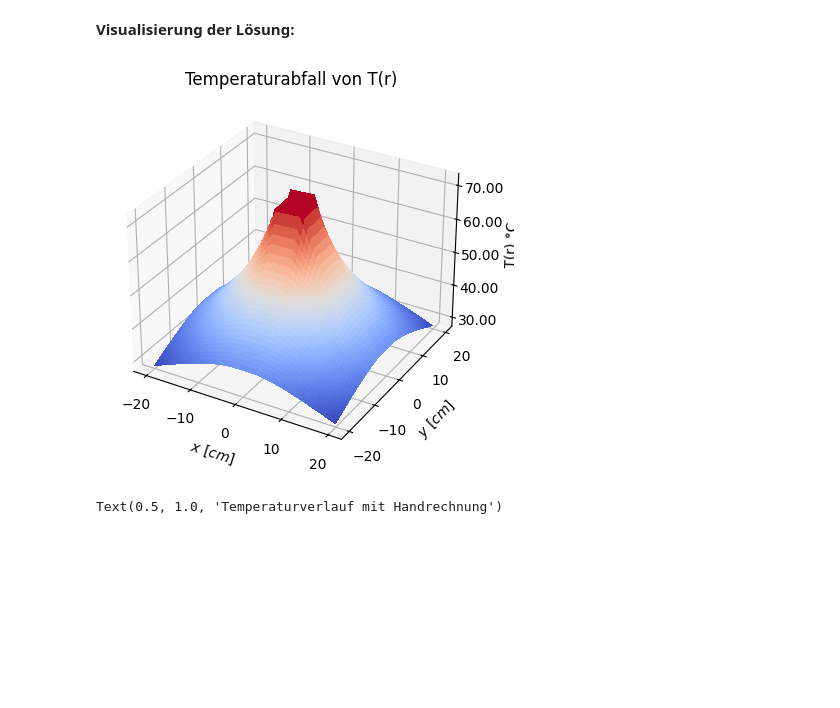
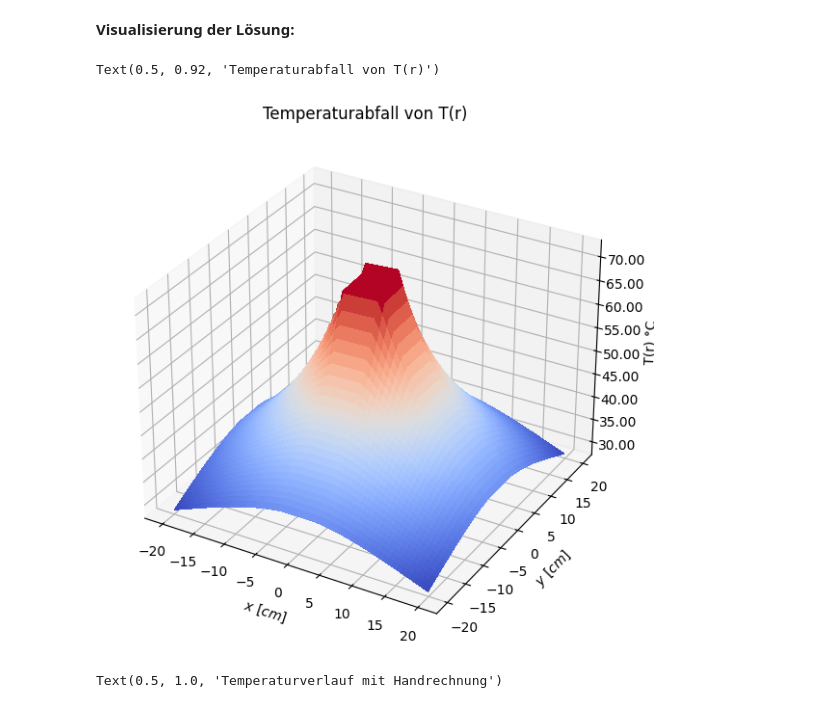
Before and after one commit to HansPeter21/CoP_Abgabe, a Jupyter notebook: Bericht_Mauro_Schegg.ipynb, the cells around one changed output. Drawn from its saved outputs; the diff is of its cells as text; code cells hidden in the pictures; blank space fills up the shorter version.

```diff
--- a/Bericht_Mauro_Schegg.ipynb
+++ b/Bericht_Mauro_Schegg.ipynb
@@ -91,37 +92,37 @@ $$A= \frac{-h \cdot 60~\text{K}}{h \cdot \text{ln}(\frac{r_a}{r_i})+\frac{k}{r_a
 # %% [markdown]
 **Visualisierung der Lösung:**
 # %%
-fig, ax = plt.subplots(subplot_kw={"projection": "3d"})
+fig, ax = plt.subplots(subplot_kw={"projection": "3d"}, figsize=(7, 7))
 
 ri = 0.025  # Innenradius [m]
 
 # Einstellungen für die Anzeige
 
 x1 = np.arange(0.025, 0.2, 0.001)
 x2 = np.arange(-0.20, -0.025, 0.001)
 
 y1 = np.arange(0.025, 0.2, 0.001)
 y2 = np.arange(-0.20, -0.025, 0.001)
 
 Y = np.concatenate([y2, y1])
 X = np.concatenate([x2, x1])
 X, Y = np.meshgrid(X, Y)
 R = np.sqrt(X**2 + Y**2)
 T = -21.4 * np.log(R / ri) + 80
 
 # Plot der Figur
 surf = ax.plot_surface(X*100, Y*100, T, cmap=cm.coolwarm, linewidth=0, antialiased=False)
 
 # A StrMethodFormatter is used automatically
 ax.zaxis.set_major_formatter("{x:.02f}")
 
 ax.set_xlabel("$x~[cm]$")
 ax.set_ylabel("$y~[cm]$")
 ax.set_zlabel("T(r) °C")
 plt.title("Temperaturabfall von T(r)")
-plt.show()
 # %% [output]
+Text(0.5, 0.92, 'Temperaturabfall von T(r)')
-[figure, old version]
+[figure, new version]
 # %%
 T = lambda r: -21.4 *np.log(r/0.025)+80
 r = np.linspace(0.025,0.045)
```
Also changed, not shown: parts of 2 cells of this notebook.
